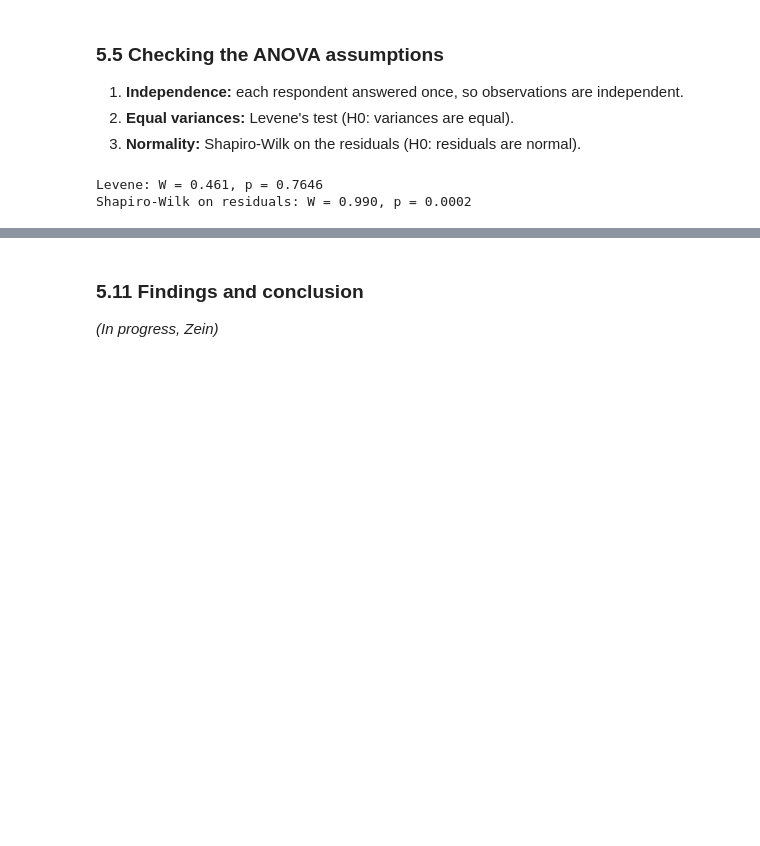
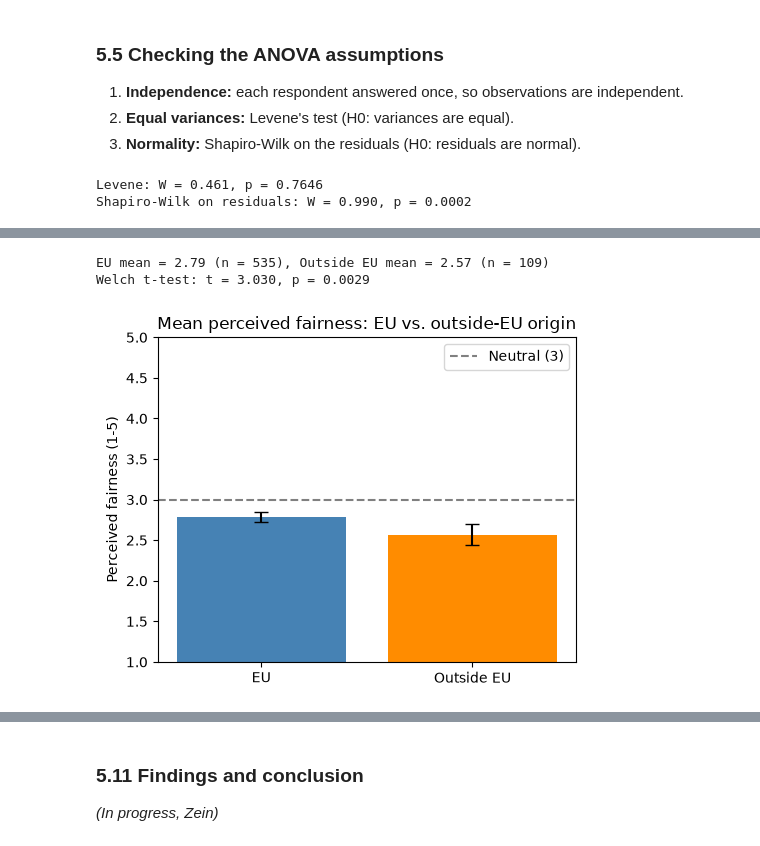
Before and after one commit to sbhmxn5bsq-rgb/Business-Statistics-26-27-Block-1-, a Jupyter notebook: Business_Statistics_Gr_13.ipynb, the cells around one changed output, grey strips where cells are left out. Drawn from its saved outputs; the diff is of its cells as text; code cells hidden in the pictures; blank space fills up the shorter version.

```diff
--- a/Business_Statistics_Gr_13.ipynb
+++ b/Business_Statistics_Gr_13.ipynb
@@ -371,0 +426,26 @@ Shapiro-Wilk on residuals: W = 0.990, p = 0.0002
+# %%
+# Author: Zein
+eu = df_origin.loc[df_origin["origin_EU"] == "EU", "PF"]
+non_eu = df_origin.loc[df_origin["origin_EU"] == "Outside EU", "PF"]
+t = stats.ttest_ind(eu, non_eu, equal_var=False)
+print(f"EU mean = {eu.mean():.2f} (n = {len(eu)}), Outside EU mean = {non_eu.mean():.2f} (n = {len(non_eu)})")
+print(f"Welch t-test: t = {t.statistic:.3f}, p = {t.pvalue:.4f}")
+# %% [output]
+EU mean = 2.79 (n = 535), Outside EU mean = 2.57 (n = 109)
+Welch t-test: t = 3.030, p = 0.0029
+# %%
+# Author: Zein
+labels = ["EU", "Outside EU"]                                            # the two groups
+m2 = [eu.mean(), non_eu.mean()]                                          # mean PF per group
+ci2 = [1.96 * s.std() / np.sqrt(len(s)) for s in (eu, non_eu)]          # 95% CI per group: 1.96 * sd / sqrt(n)
+fig, ax = plt.subplots(figsize=(5, 4))                                   # empty chart
+ax.bar(labels, m2, yerr=ci2, capsize=5, color=["steelblue", "darkorange"])   # one bar per group, error bar = 95% CI
+ax.axhline(3, color="grey", linestyle="--", label="Neutral (3)")         # dashed line at the neutral answer
+ax.set_ylim(1, 5)                                                        # y-axis = full 1-5 scale
+ax.set_title("Mean perceived fairness: EU vs. outside-EU origin")        # chart title
+ax.set_ylabel("Perceived fairness (1-5)")                                # y-axis label
+ax.legend()                                                              # show the label of the dashed line
+plt.tight_layout()                                                       # fit labels inside the figure
+plt.show()                                                               # draw the chart
+# %% [output]
+[figure, added]
```
Also changed, not shown: parts of 18 cells of this notebook.
